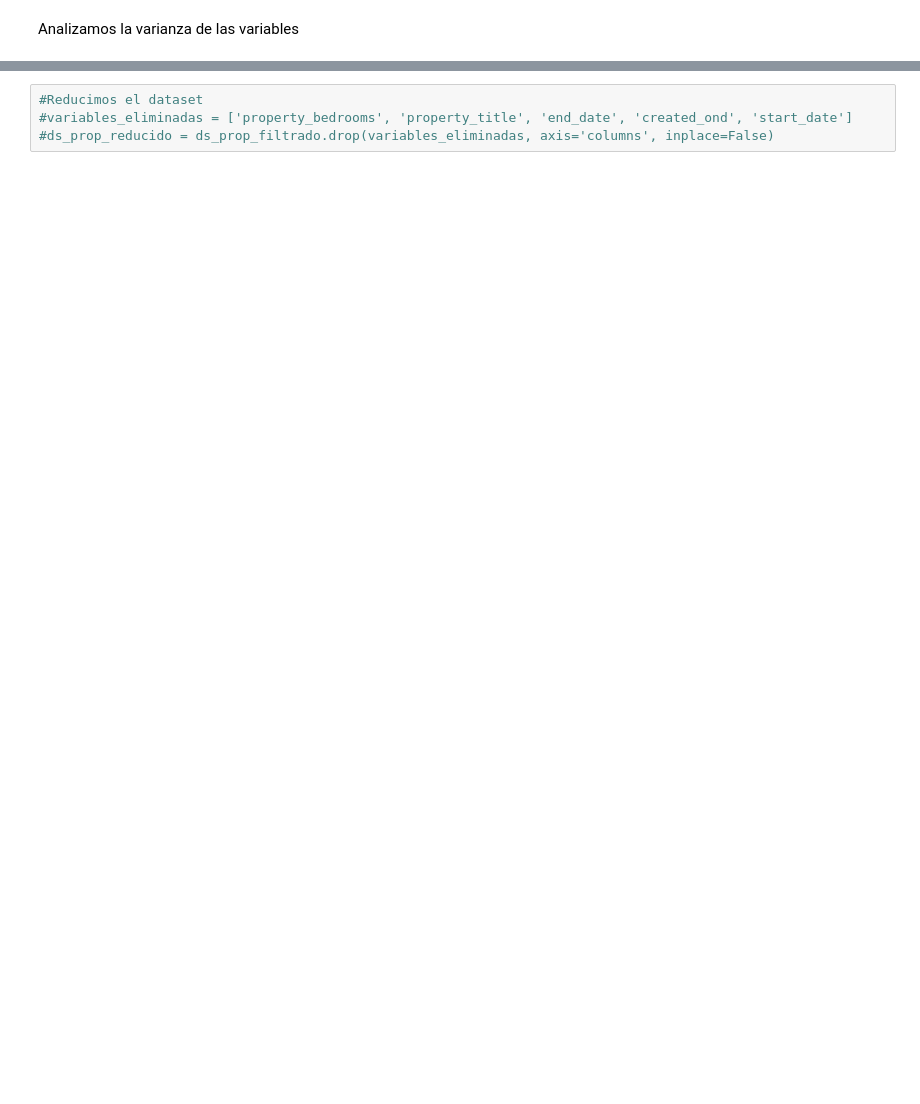
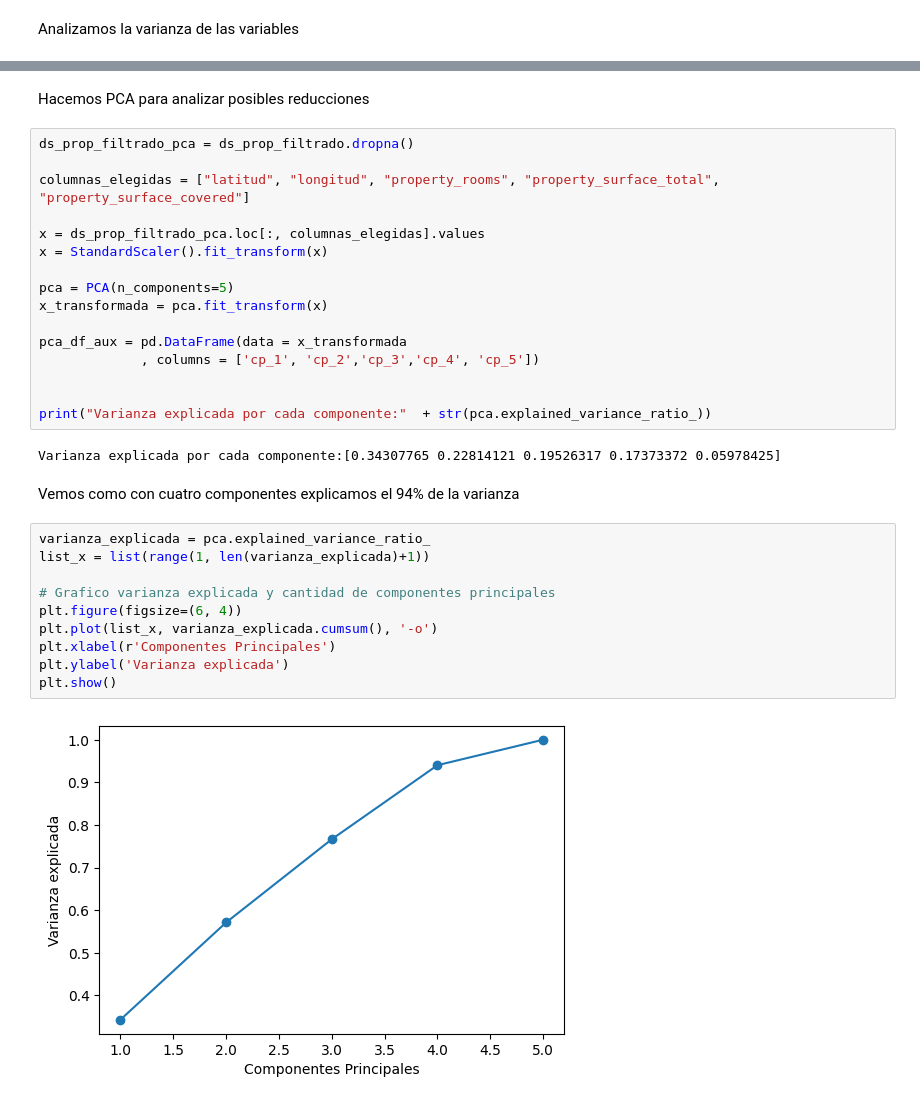
Before and after one commit to Fanusaez/7506R-2C2022-GRUPO13, a Jupyter notebook: 7506R_TP1_GRUPO13_ENTREGA.ipynb, the cells around one changed output, grey strips where cells are left out. Drawn from its saved outputs; the diff is of its cells as text; blank space fills up the shorter version.

```diff
--- a/7506R_TP1_GRUPO13_ENTREGA.ipynb
+++ b/7506R_TP1_GRUPO13_ENTREGA.ipynb
@@ -900,5 +912,35 @@ property_price              1.017489e+11
 dtype: float64
-# %%
-#Reducimos el dataset
-#variables_eliminadas = ['property_bedrooms', 'property_title', 'end_date', 'created_ond', 'start_date']
-#ds_prop_reducido = ds_prop_filtrado.drop(variables_eliminadas, axis='columns', inplace=False)
+# %% [markdown]
+Hacemos PCA para analizar posibles reducciones
+# %%
+ds_prop_filtrado_pca = ds_prop_filtrado.dropna()
+
+columnas_elegidas = ["latitud", "longitud", "property_rooms", "property_surface_total", "property_surface_covered"]
+
+x = ds_prop_filtrado_pca.loc[:, columnas_elegidas].values
+x = StandardScaler().fit_transform(x)
+
+pca = PCA(n_components=5)
+x_transformada = pca.fit_transform(x)
+
+pca_df_aux = pd.DataFrame(data = x_transformada
+             , columns = ['cp_1', 'cp_2','cp_3','cp_4', 'cp_5'])
+
+
+print("Varianza explicada por cada componente:"  + str(pca.explained_variance_ratio_))
+# %% [output]
+Varianza explicada por cada componente:[0.34307765 0.22814121 0.19526317 0.17373372 0.05978425]
+# %% [markdown]
+Vemos como con cuatro componentes explicamos el 94% de la varianza
+# %%
+varianza_explicada = pca.explained_variance_ratio_
+list_x = list(range(1, len(varianza_explicada)+1))
+
+# Grafico varianza explicada y cantidad de componentes principales
+plt.figure(figsize=(6, 4))
+plt.plot(list_x, varianza_explicada.cumsum(), '-o')
+plt.xlabel(r'Componentes Principales')
+plt.ylabel('Varianza explicada')
+plt.show()
+# %% [output]
+[figure, added]
```
Also changed, not shown: parts of 30 cells of this notebook.
